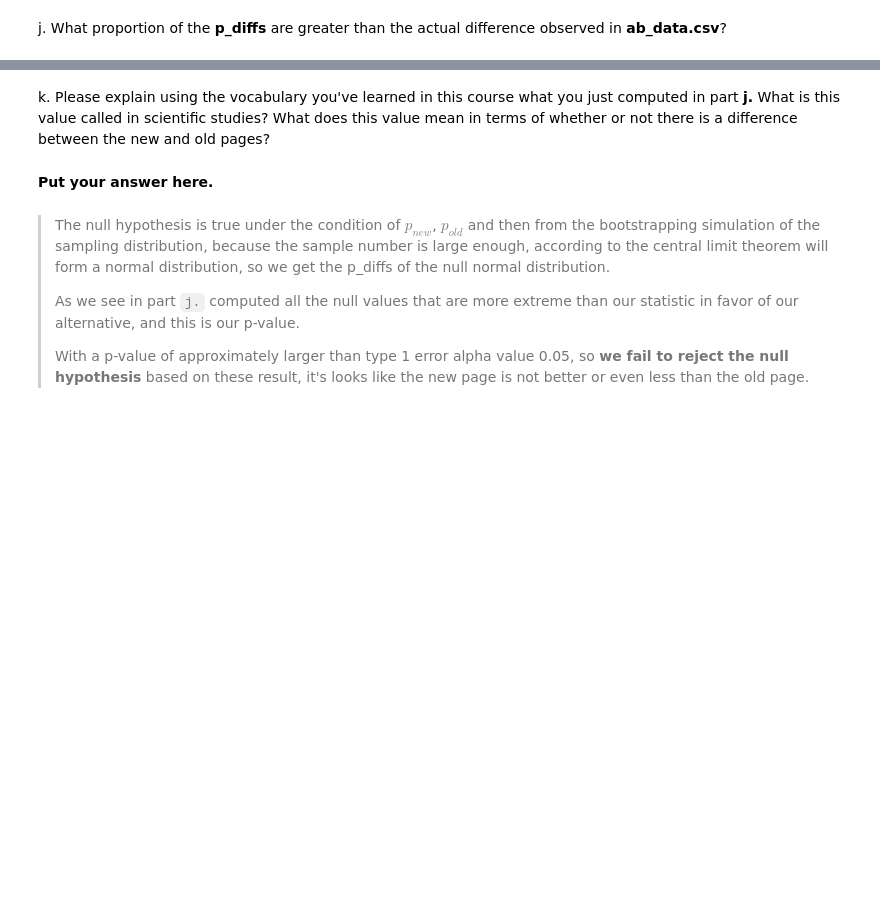
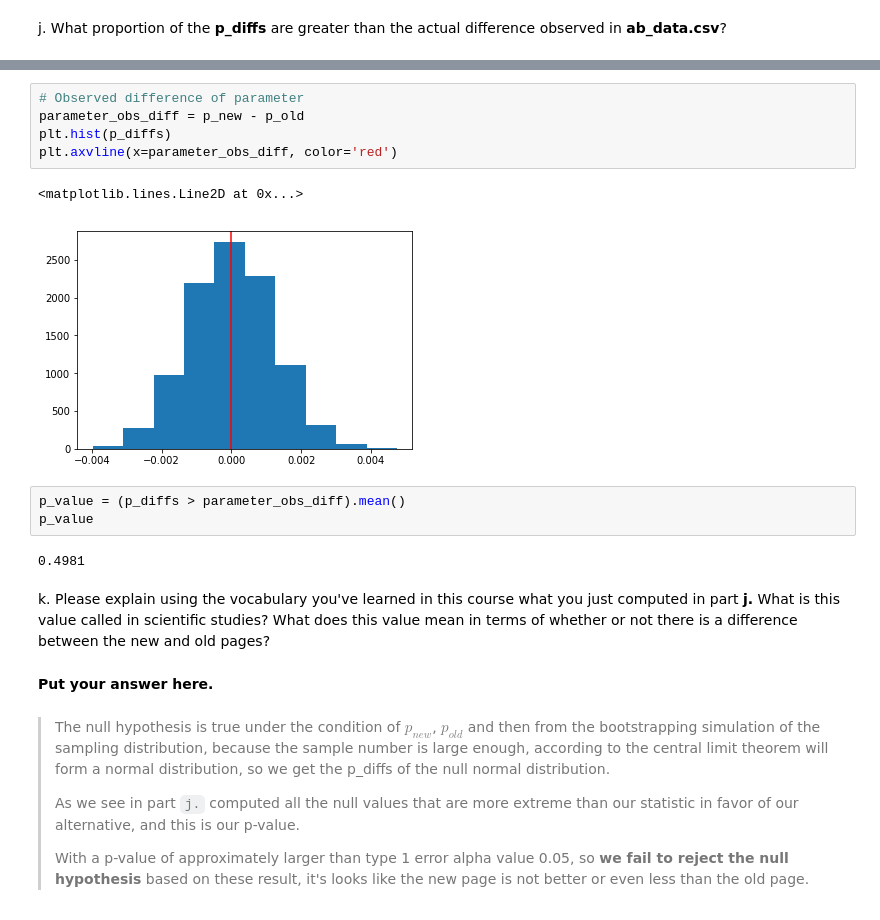
Before and after one commit to WRayz/hw-analyze-ABtest-results, a Jupyter notebook: Analyze_ab_test_results_notebook.ipynb, the cells around one changed output, grey strips where cells are left out. Cells and saved outputs as stored; diff of their text form; blank space fills up the shorter version.

Commit message:
docs: Project revision
1. Makeup explanation why does ab_page p-value differ from the value you found in Part II.
2. Part II calculated p-value correction.
3. Completing the final conclusion.

```diff
--- a/Analyze_ab_test_results_notebook.ipynb
+++ b/Analyze_ab_test_results_notebook.ipynb
@@ -289,3 +289,16 @@ j. What proportion of the **p_diffs** are greater than the actual difference obs
+# %%
+# Observed difference of parameter
+parameter_obs_diff = p_new - p_old
+plt.hist(p_diffs)
+plt.axvline(x=parameter_obs_diff, color='red')
+# %% [output]
+<matplotlib.lines.Line2D at 0x...>
+[figure, added]
+# %%
+p_value = (p_diffs > parameter_obs_diff).mean()
+p_value
+# %% [output]
+0.4981
 # %% [markdown]
 k. Please explain using the vocabulary you've learned in this course what you just computed in part **j.**  What is this value called in scientific studies?  What does this value mean in terms of whether or not there is a difference between the new and old pages?
 # %% [markdown]
```
Also changed, not shown: parts of 12 cells of this notebook, 1 other file.
